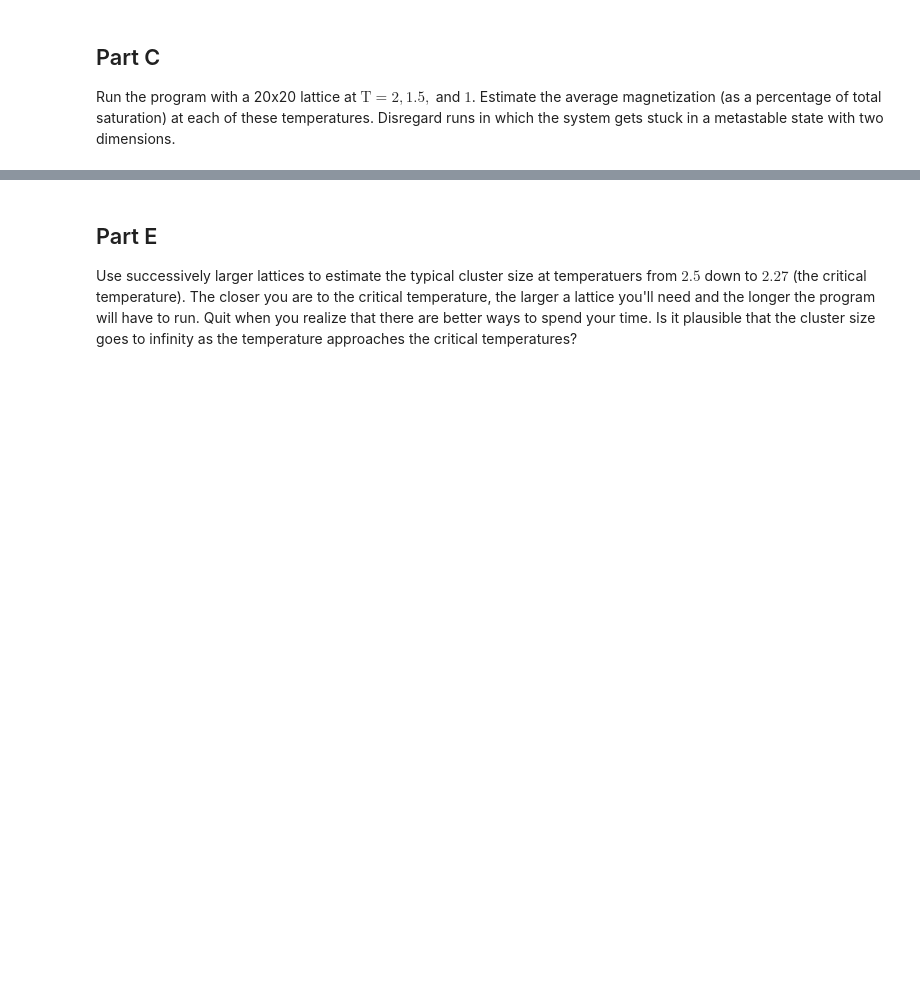
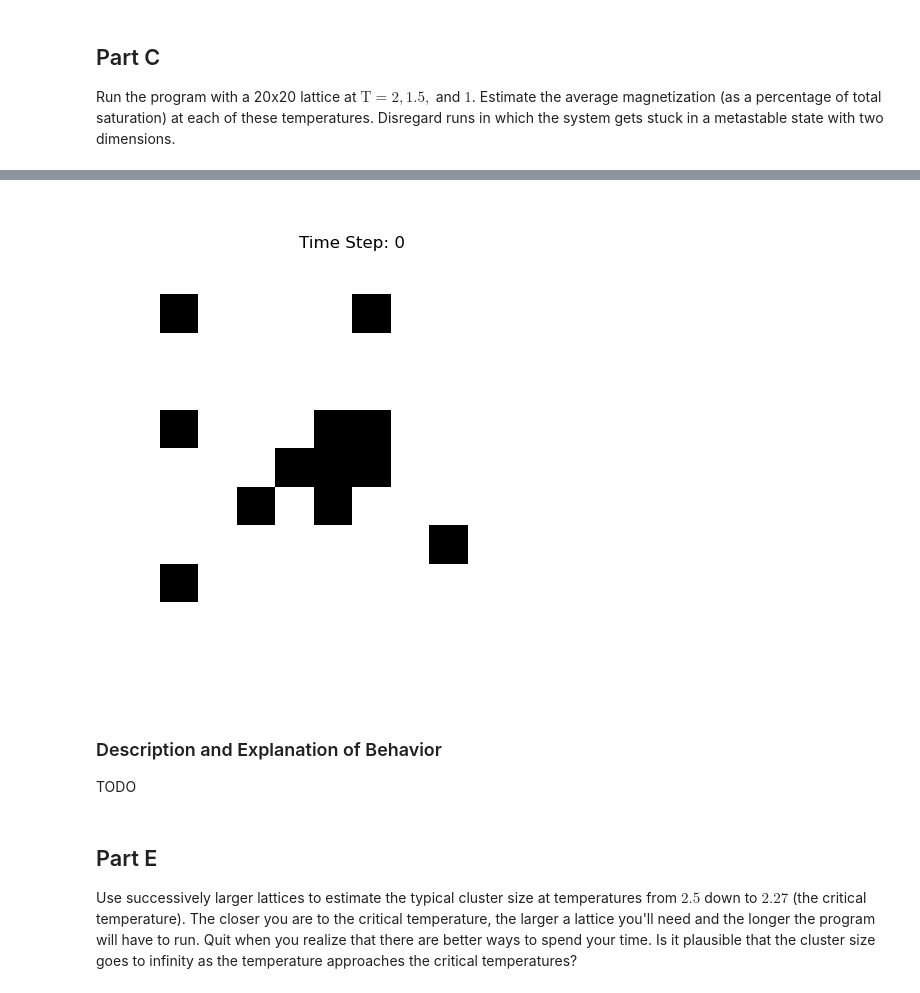
Before and after one commit to bfencill/140A-Ising-model-Project, a Jupyter notebook: Code/question8-26.ipynb, the cells around one changed output, grey strips where cells are left out. Saved outputs shown, nothing was run; the diff lists cells and outputs as text; code cells hidden in the pictures; blank space fills up the shorter version.

```diff
--- a/Code/question8-26.ipynb
+++ b/Code/question8-26.ipynb
@@ -61,4 +125,14 @@ Run the program with a 10x10 lattice at $\text{T}=2.5$. Watch it run for 100,000
+# %%
+from IPython.display import Image
+
+Image(filename=gif_output_path)
+# %% [output]
+[figure, added]
+# %% [markdown]
+### Description and Explanation of Behavior
+
+TODO
 # %% [markdown]
 ## Part E
 
-Use successively larger lattices to estimate the typical cluster size at temperatuers from $2.5$ down to $2.27$ (the critical temperature). The closer you are to the critical temperature, the larger a lattice you'll need and the longer the program will have to run. Quit when you realize that there are better ways to spend your time. Is it plausible that the cluster size goes to infinity as the temperature approaches the critical temperatures?
+Use successively larger lattices to estimate the typical cluster size at temperatures from $2.5$ down to $2.27$ (the critical temperature). The closer you are to the critical temperature, the larger a lattice you'll need and the longer the program will have to run. Quit when you realize that there are better ways to spend your time. Is it plausible that the cluster size goes to infinity as the temperature approaches the critical temperatures?
```
Also changed, not shown: parts of 7 cells of this notebook, 17 other files.
